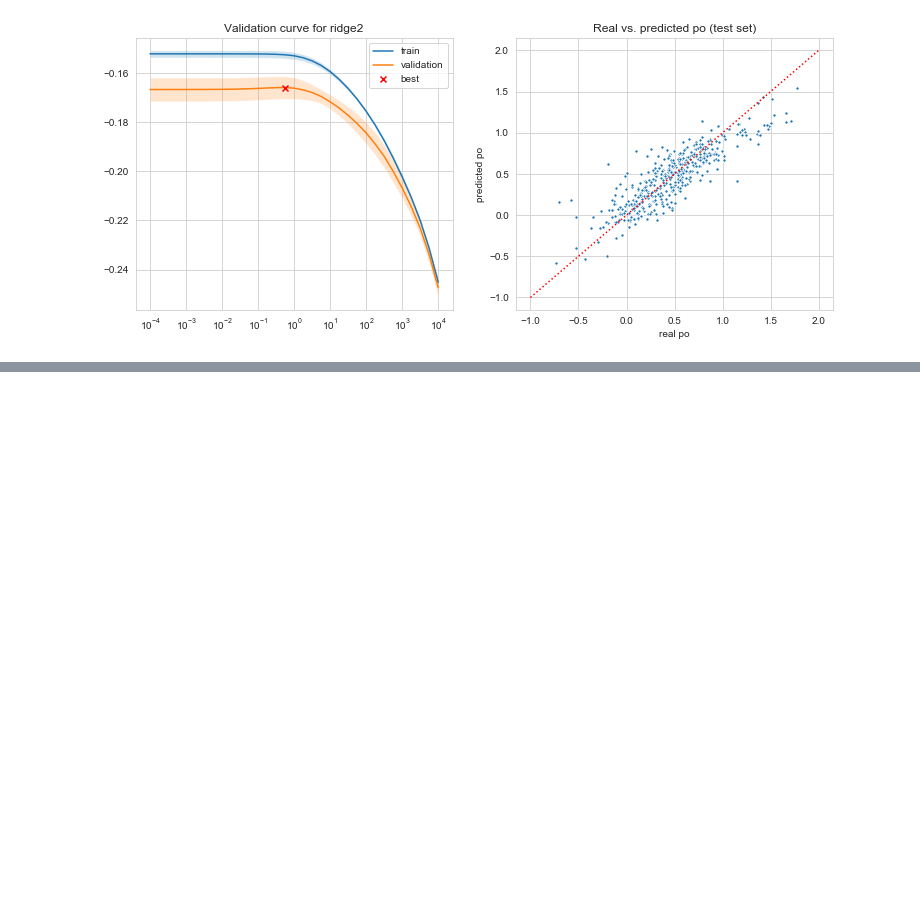
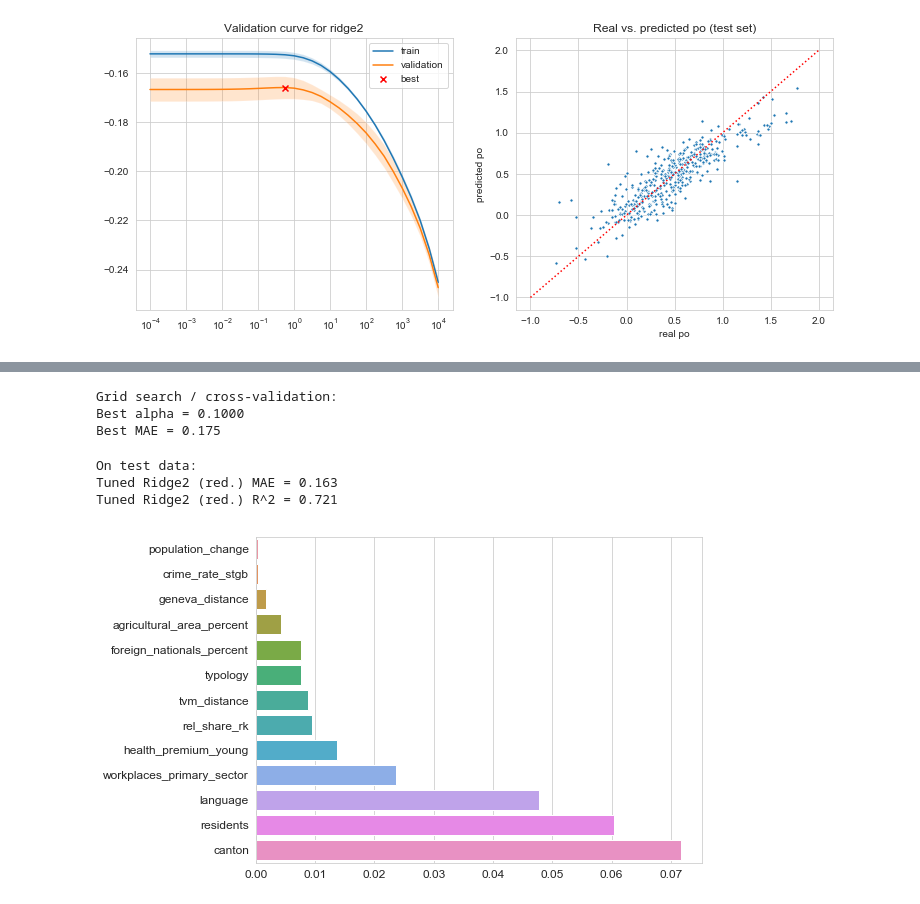
Before and after one commit to jschrein/epfl-exts-adsml-capstone-project, a Jupyter notebook: Linear Regression.ipynb, the cells around one changed output, grey strips where cells are left out. Saved outputs shown, nothing was run; the diff lists cells and outputs as text; code cells hidden in the pictures; blank space fills up the shorter version.

```diff
--- a/Linear Regression.ipynb
+++ b/Linear Regression.ipynb
@@ -209,0 +366,42 @@ plt.show()
+# %%
+preprocessor_red = make_column_transformer(
+    (OneHotEncoder(), categorical_idxs_red),
+    (PowerTransformer(standardize=True), skewed_idxs_red),
+    (StandardScaler(), skewed_idxs_red + unskewed_idxs_red),
+    remainder = "passthrough"
+)
+
+ridge2_red = make_pipeline(preprocessor_red, Ridge())
+
+parameters = { "ridge__alpha": np.logspace(-4, 4, num = 33) }
+gcv2_red = GridSearchCV(ridge2_red, parameters, scoring = "neg_mean_absolute_error", cv = 5, n_jobs=12)
+gcv2_red.fit(X_train_red, y_train)
+print("Grid search / cross-validation:")
+print("Best alpha = {:.4f}".format(gcv2_red.best_params_["ridge__alpha"]))
+print("Best MAE = {:.3f}".format(-gcv2_red.best_score_))
+# %% [output]
+Grid search / cross-validation:
+Best alpha = 0.1000
+Best MAE = 0.175
+# %%
+gcv2_red_test_pred = gcv2_red.predict(X_test_red)
+print("On test data:")
+print("Tuned Ridge2 (red.) MAE = {:.3f}".format(mean_absolute_error(y_test, gcv2_red_test_pred)))
+print("Tuned Ridge2 (red.) R^2 = {:.3f}".format(r2_score(y_test, gcv2_red_test_pred)))
+# %% [output]
+On test data:
+Tuned Ridge2 (red.) MAE = 0.163
+Tuned Ridge2 (red.) R^2 = 0.721
+# %%
+result = permutation_importance(gcv2_red, X_train_red, y_train, scoring='neg_mean_absolute_error', # neg_mean_absolute_error
+                                n_repeats=10, n_jobs=12, random_state=0)
+# %%
+perm_sorted_idx = result["importances_mean"].argsort()
+importances_sorted = result["importances_mean"][perm_sorted_idx]
+cols_sorted = df[reduced_features].columns[perm_sorted_idx]
+# %%
+plt.figure(figsize = (8,6))
+bp = sns.barplot(x=importances_sorted, y=cols_sorted)
+bp.tick_params(labelsize="large")
+# %% [output]
+[figure, added]
```
Also changed, not shown: parts of 10 cells of this notebook.
